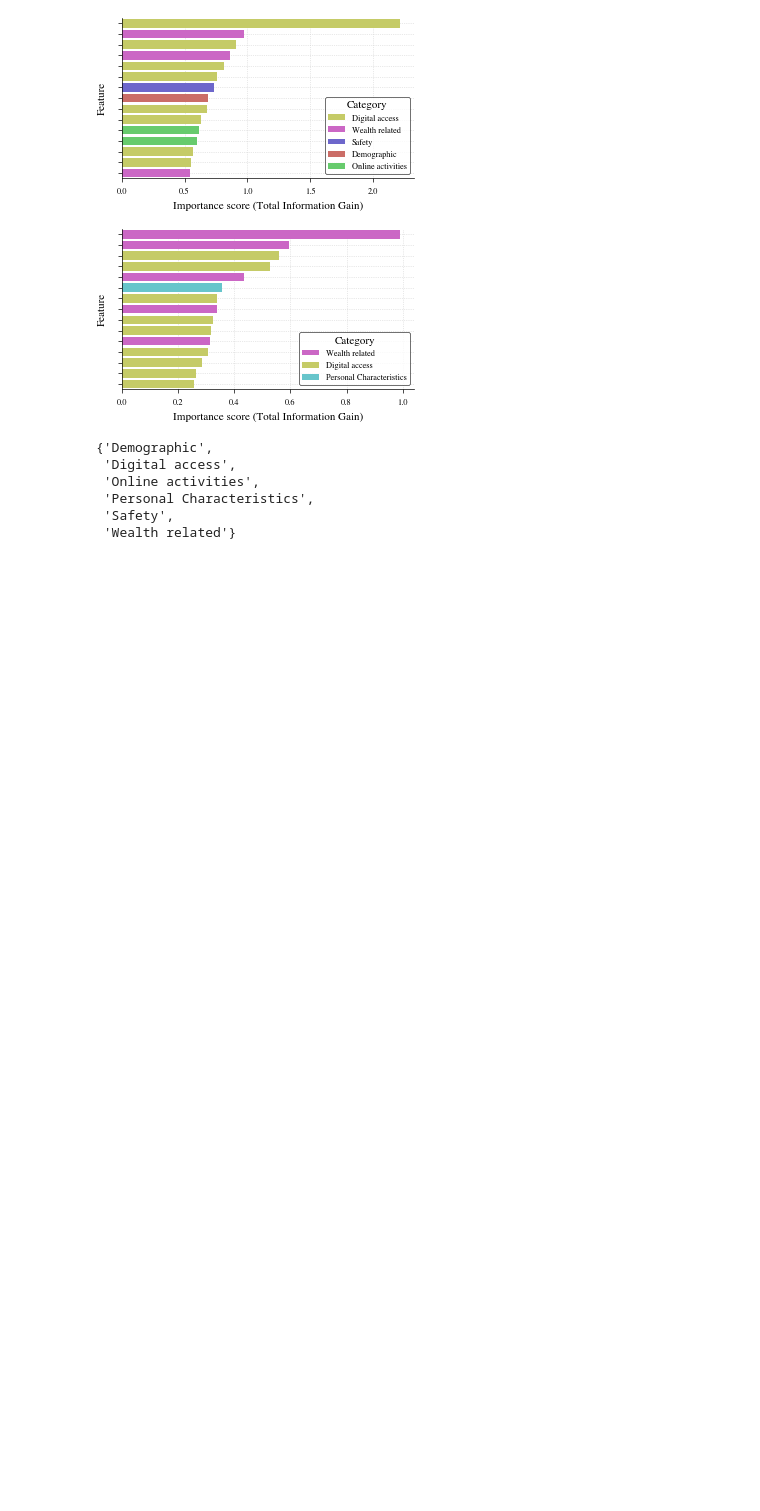
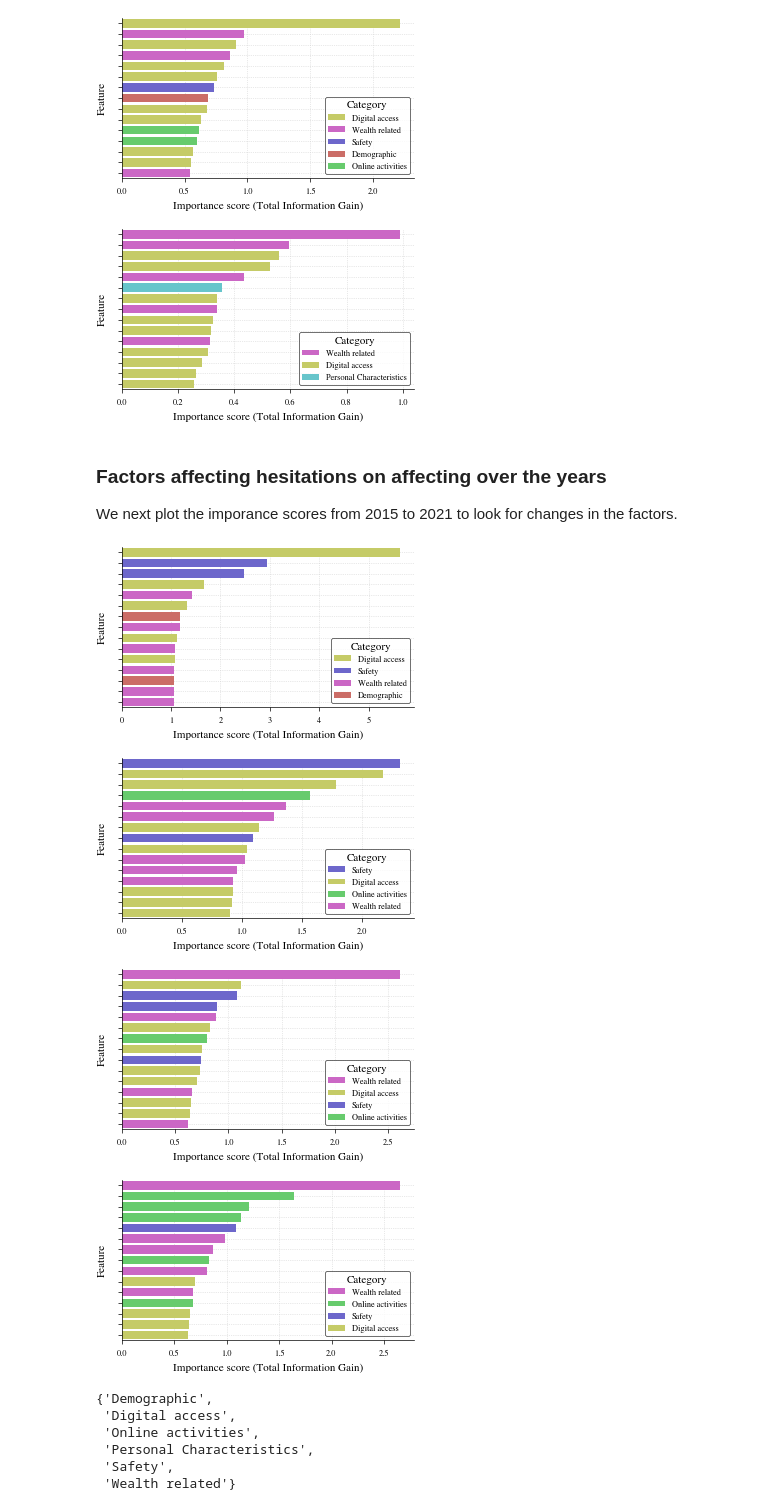
Before and after one commit to swag2198/data-literacy, a Jupyter notebook: exp/XGB_feature_importance.ipynb, the cells around one changed output. Drawn from its saved outputs; the diff is of its cells as text; code cells hidden in the pictures; blank space fills up the shorter version.

Commit message:
Feature importance for previous years

```diff
--- a/exp/XGB_feature_importance.ipynb
+++ b/exp/XGB_feature_importance.ipynb
@@ -306,7 +299,7 @@ Below, we plot the categorized variables that are important to determin each tar
 import seaborn as sns
 import matplotlib.pyplot as plt
 
-path = os.path.join(os.getcwd(), '../res', year)
+path = os.path.join(os.getcwd(), '../res', year + '_importance_plots')
 
 # Create a color palette
 # Create a list of unique categories
@@ -382,6 +375,84 @@ with plt.rc_context({**bundles.icml2022(column='half', nrows=1, ncols=1, usetex=
 [figure]
 [figure]
 [figure]
+# %% [markdown]
+### Factors affecting hesitations on affecting over the years
+
+We next plot the imporance scores from 2015 to 2021 to look for changes in the factors.
+# %%
+import seaborn as sns
+import matplotlib.pyplot as plt
+
+for year in map(str, range(2015, 2022, 2)):
+
+    path = os.path.join(os.getcwd(), '../res', year + '_importance_plots')
+
+    # Create a color palette
+    # Create a list of unique categories
+    all_categories = []
+    for var_name in feat_dict.keys():
+        all_categories += list(feat_dict[var_name].values())
+    unique_categories = list(set(all_categories))
+
+    unique_categories.sort()
+
+    # Create a color palette
+    palette = sns.color_palette("hls", len(unique_categories))
+
+    # Create a dictionary mapping each category to a color
+    color_dict = dict(zip(unique_categories, palette))
+
+    with plt.rc_context({**bundles.icml2022(column='half', nrows=1, ncols=1, usetex=False), **tueplots.axes.lines()}):
+
+        for var_name in ["HEPSPRE4"]:
+
+            fig, ax = plt.subplots()
+
+            importance_df = pd.read_csv(os.path.join(path, f'{var_name}.csv'))
+            # select top 20 rows of the dataframe
+            importance_df = importance_df.iloc[:15]
+
+            # plot a bar chart of the feature importance, use the variable names as the y-axis labels, and use
+            # different colors for the bars depending on the category of the variable
+
+            var_categories = feat_dict_yearwise[year]
+
+            #rename the first column to 'features'
+            importance_df.rename(columns={'Unnamed: 0': 'features'}, inplace=True)
+
+            # Create a new column in importance_df for the categories using var_categories
+            importance_df['category'] = importance_df['features'].map(var_categories)
+
+            # Plot the bar chart
+            plot = sns.barplot(x='score', y='features', hue='category', data=importance_df, palette=color_dict, dodge=False)
+
+            # Remove y labels
+            plot.set_yticklabels([])
+
+            # Show the legend
+            plt.legend(title='Category')
+
+            feature_description_map = ACTIVITIES_MAP if var_name.startswith("HEPSPRE") else CONCERNS_MAP
+
+            plt.xlabel('Importance score (Total Information Gain)')
+            plt.ylabel('Feature')
+
+            # Add spines
+            ax.spines["top"].set(visible = False)
+            ax.spines["right"].set(visible = False)
+            ax.grid(True, color = "lightgrey", ls = ":")
+
+            # plt.title(f'Feature Importance for {var_name}: {feature_description_map[var_name][:25]}...')
+
+            plt.savefig(path + f'/{var_name}_colored.pdf', dpi=300, bbox_inches='tight')
+
+            # Show the plot
+            plt.show()
+# %% [output]
+[figure, added]
+[figure, added]
+[figure, added]
+[figure, added]
 # %%
 cats = set()
 for var in feat_dict:
```
Also changed, not shown: parts of 3 cells of this notebook, 55 other files.
